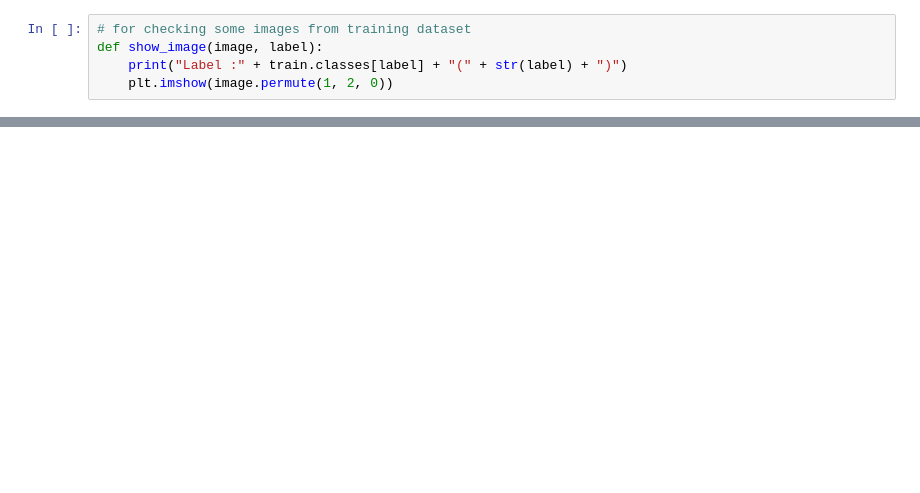
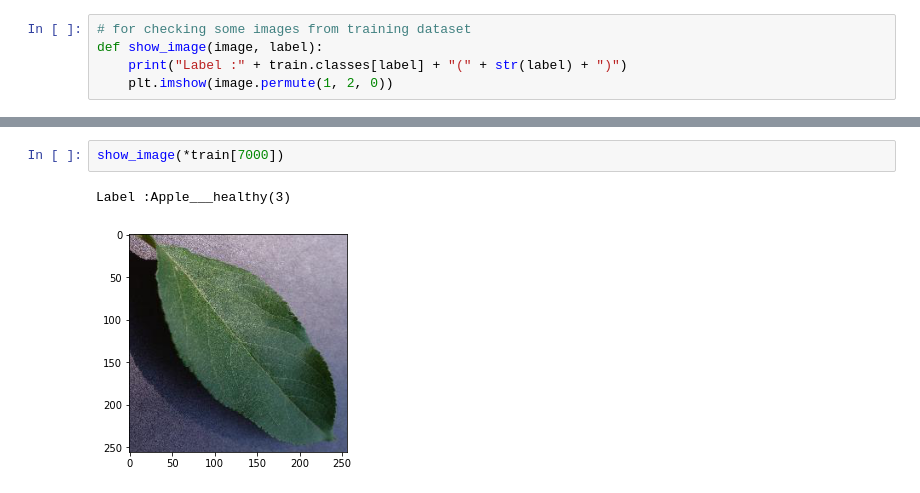
Before and after one commit to niyomozey/ML-Models, a Jupyter notebook: Pest_Disease_Model/PredictPestAndDisease.ipynb, the cells around one changed output, grey strips where cells are left out. Drawn from its saved outputs; the diff is of its cells as text; blank space fills up the shorter version.

```diff
--- a/Pest_Disease_Model/PredictPestAndDisease.ipynb
+++ b/Pest_Disease_Model/PredictPestAndDisease.ipynb
@@ -177,0 +181,5 @@ def show_image(image, label):
+# %%
+show_image(*train[7000])
+# %% [output]
+Label :Apple___healthy(3)
+[figure, added]
```
Also changed, not shown: parts of 8 cells of this notebook.
